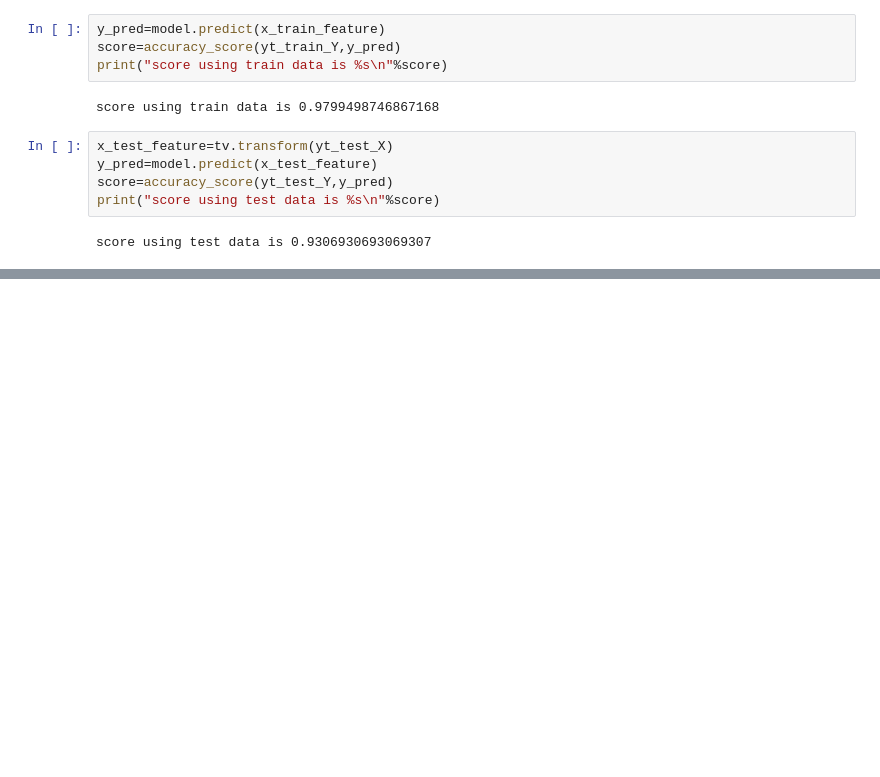
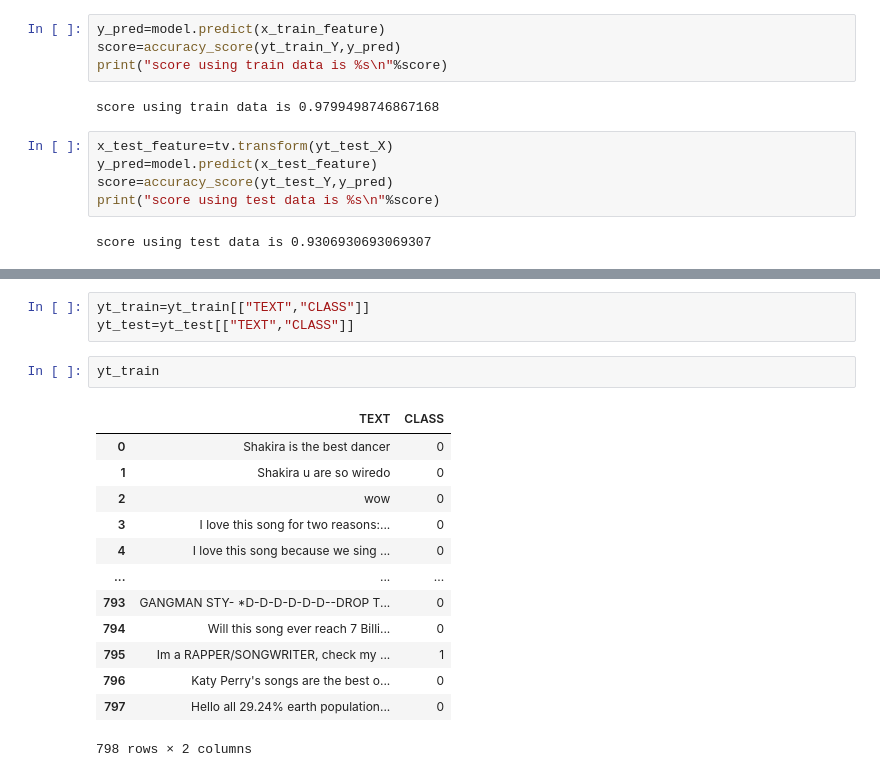
Before and after one commit to IvanENERGY/YouTubeSpamClassifier, a Jupyter notebook: playground.ipynb, the cells around one changed output, grey strips where cells are left out. Drawn from its saved outputs; the diff is of its cells as text; blank space fills up the shorter version.

```diff
--- a/playground.ipynb
+++ b/playground.ipynb
@@ -177,0 +196,19 @@ score using test data is 0.9306930693069307
+# %%
+yt_train=yt_train[["TEXT","CLASS"]]
+yt_test=yt_test[["TEXT","CLASS"]]
+# %%
+yt_train
+# %% [output]
+|  | TEXT | CLASS |
+| 0 | Shakira is the best dancer | 0 |
+| 1 | Shakira u are so wiredo | 0 |
+| 2 | wow | 0 |
+| 3 | I love this song for two reasons:... | 0 |
+| 4 | I love this song because we sing ... | 0 |
+| ... | ... | ... |
+| 793 | GANGMAN STY- *D-D-D-D-D-D--DROP T... | 0 |
+| 794 | Will this song ever reach 7 Billi... | 0 |
+| 795 | Im a RAPPER/SONGWRITER, check my ... | 1 |
+| 796 | Katy Perry's songs are the best o... | 0 |
+| 797 | Hello all 29.24% earth population... | 0 |
+798 rows × 2 columns
```
Also changed, not shown: parts of 38 cells of this notebook.
